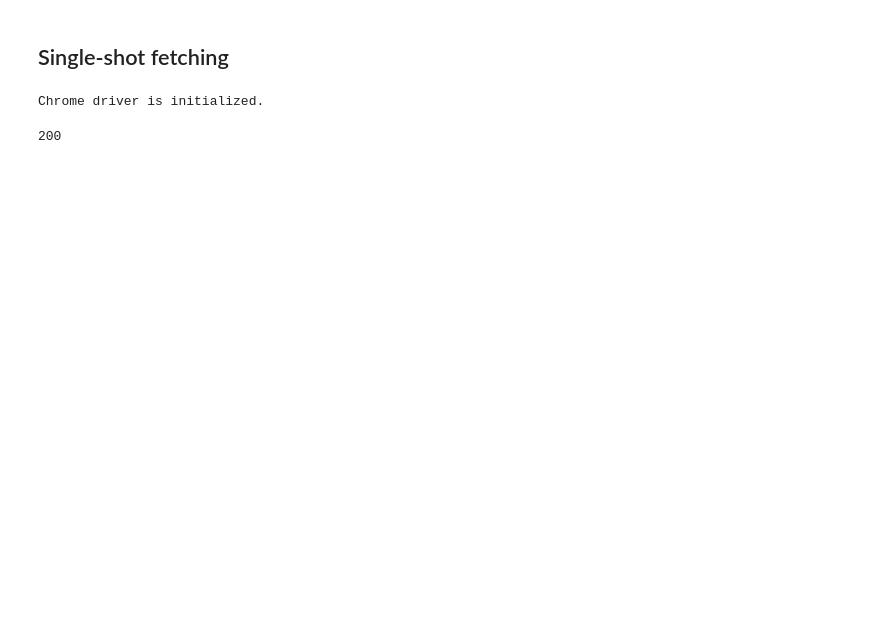
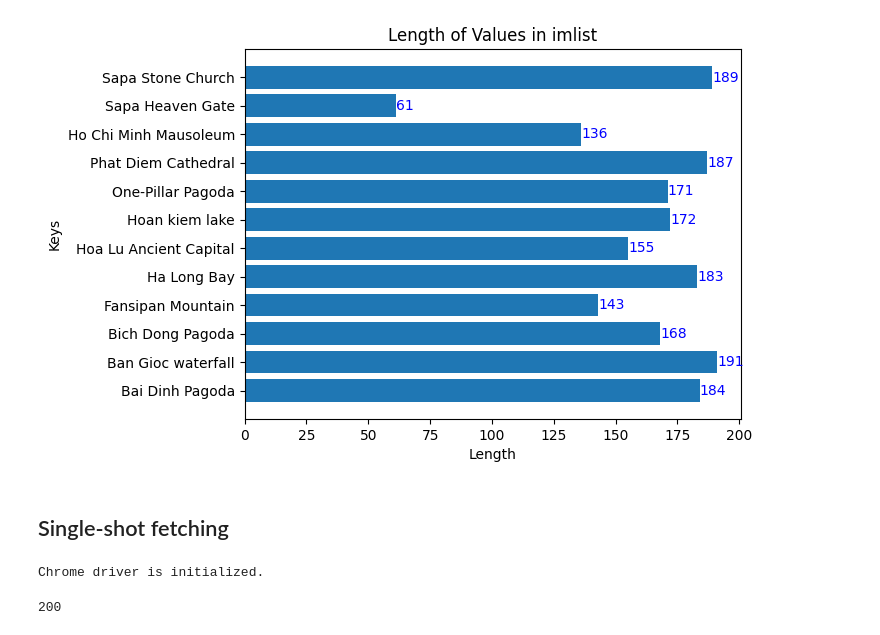
Before and after one commit to ngohiep-noob/Google-image-crawler, a Jupyter notebook: google_image_crawling.ipynb, the cells around one changed output. Saved outputs shown, nothing was run; the diff lists cells and outputs as text; code cells hidden in the pictures; blank space fills up the shorter version.

```diff
--- a/google_image_crawling.ipynb
+++ b/google_image_crawling.ipynb
@@ -32,3 +439,41 @@ save_dict(anti_gnd, file_path="annotation/anti_gnd_1-12.pkl")
+# %%
+landmarks = list(query_1_12.keys())
+# %%
+imlist = dict()
+
+for key in landmarks:
+    imlist[key] = []
+    for filename in os.listdir(os.path.join(data_path, key)):
+        file_idx = int(filename.split(".")[0])
+        # select only jpg files and not in ground truth and not in query set
+        if (
+            filename.endswith(".jpg")
+            and file_idx not in anti_gnd_1_12[key]
+            and file_idx not in query_1_12[key]
+        ):
+            imlist[key].append(filename)
+# %%
+import matplotlib.pyplot as plt
+
+# Get the lengths of each value in imlist
+lengths = [len(value) for value in imlist.values()]
+
+# Get the keys of imlist
+keys = list(imlist.keys())
+
+# Plot the horizontal bar chart
+plt.barh(keys, lengths)
+plt.xlabel("Length")
+plt.ylabel("Keys")
+plt.title("Length of Values in imlist")
+
+# Add length numbers at the tip of each bar
+for i, v in enumerate(lengths):
+    plt.text(v, i, str(v), color='blue', va='center')
+
+plt.show()
+# %% [output]
+[figure, added]
 # %% [markdown]
 ## Single-shot fetching
 # %%
```
Also changed, not shown: parts of 15 cells of this notebook, 2 other files.
